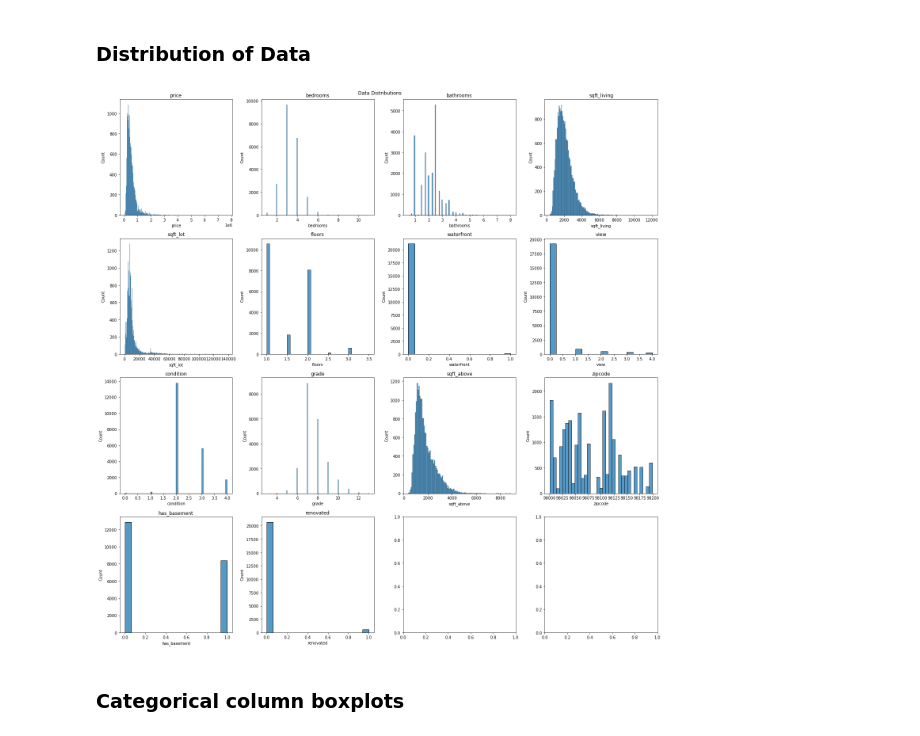
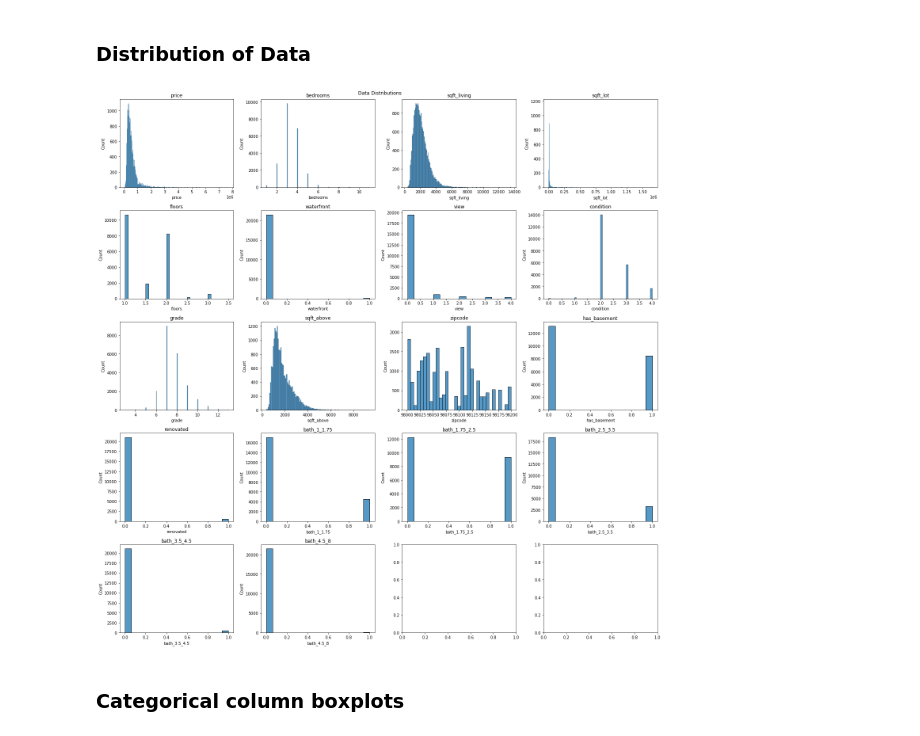
Before and after one commit to meljoy1099/re-analysis-p2, a Jupyter notebook: student.ipynb, the cells around one changed output. Cells and saved outputs as stored; diff of their text form; code cells hidden in the pictures.

```diff
--- a/student.ipynb
+++ b/student.ipynb
@@ -356,12 +343,9 @@ def upper_limit(col):
-# %%
-df = df[(df['sqft_lot'] >= lower_limit(df['sqft_lot']))
-            & (df['sqft_lot'] <= upper_limit(df['sqft_lot']))]
 # %% [markdown]
 ### Bin bathrooms
 # %%
 bins = pd.IntervalIndex.from_tuples([(0.0, 1.0), (1.0, 1.75), (1.75,2.5), (2.5, 3.5), (3.5, 4.5), (4.5,8)])
 bath_bins = pd.cut(df['bathrooms'],bins)
-bath_bins.categories = ['<1 bath','1 - 1.75 bath','1.75 - 2.5 bath','2.5 - 3.5 bath','3.5 - 4.5 bath', '4.5 - 8']
+bath_bins.categories = ['<1 bath','bath_1_1.75','bath_1.75_2.5','bath_2.5_3.5','bath_3.5_4.5','bath_4.5_8']
 bathroom_dummies = pd.get_dummies(bath_bins.cat.rename_categories(bath_bins.categories), drop_first=True)
 bathroom_dummies
 # %% [output]
@@ -380,0 +365,3 @@ bathroom_dummies
+# %%
+df = pd.concat([df, bathroom_dummies], axis=1)
+df.head()
@@ -381,3 +375,5 @@ bathroom_dummies
+# %%
+df = df.drop('bathrooms', axis=1)
 # %% [markdown]
 ### Convert categorical strings to integers
 # %%
@@ -456,19 +452,19 @@ Name: condition, dtype: int64
 ### Distribution of Data
 # %%
 # Distributions of each feature
-fig, axes = plt.subplots(figsize=(20,20),ncols=4,nrows=4)
+fig, axes = plt.subplots(figsize=(20,20),ncols=4,nrows=5)
 for i in range(len(df.columns)):
     col = df.columns[i]
     y = i%4
     x = i//4
     ax = axes[x,y]
 
     sns.histplot(df[col],ax=ax, bins = 'auto')
     ax.set_title(col)
     fig.suptitle('Data Distributions')
     fig.tight_layout()
 # %% [output]
-[figure, old version]
+[figure, new version]
 # %% [markdown]
 ### Categorical column boxplots
 # %%
```
Also changed, not shown: parts of 100 cells of this notebook.
